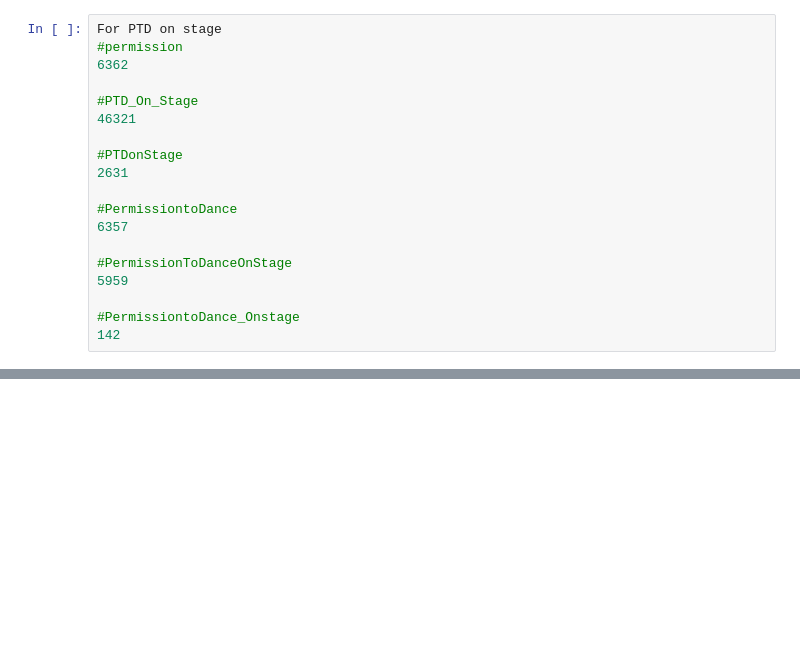
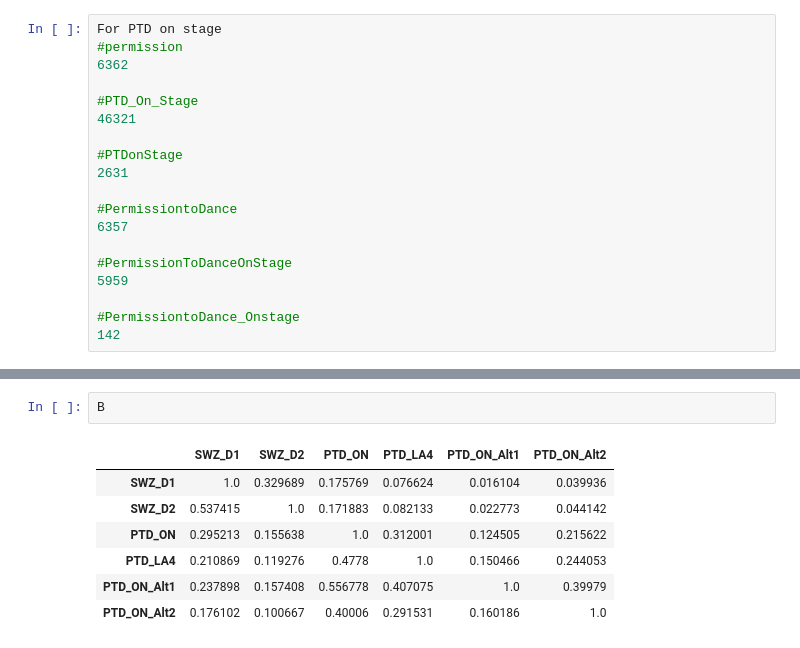
Before and after one commit to finn42/Concert_Twt_Open, a Jupyter notebook: Tweet_content_review.ipynb, the cells around one changed output, grey strips where cells are left out. Saved outputs shown, nothing was run; the diff lists cells and outputs as text; blank space fills up the shorter version.

```diff
--- a/Tweet_content_review.ipynb
+++ b/Tweet_content_review.ipynb
@@ -495,0 +646,10 @@ For PTD on stage
+# %%
+B
+# %% [output]
+|  | SWZ_D1 | SWZ_D2 | PTD_ON | PTD_LA4 | PTD_ON_Alt1 | PTD_ON_Alt2 |
+| SWZ_D1 | 1.0 | 0.329689 | 0.175769 | 0.076624 | 0.016104 | 0.039936 |
+| SWZ_D2 | 0.537415 | 1.0 | 0.171883 | 0.082133 | 0.022773 | 0.044142 |
+| PTD_ON | 0.295213 | 0.155638 | 1.0 | 0.312001 | 0.124505 | 0.215622 |
+| PTD_LA4 | 0.210869 | 0.119276 | 0.4778 | 1.0 | 0.150466 | 0.244053 |
+| PTD_ON_Alt1 | 0.237898 | 0.157408 | 0.556778 | 0.407075 | 1.0 | 0.39979 |
+| PTD_ON_Alt2 | 0.176102 | 0.100667 | 0.40006 | 0.291531 | 0.160186 | 1.0 |
```
Also changed, not shown: parts of 16 cells of this notebook.
